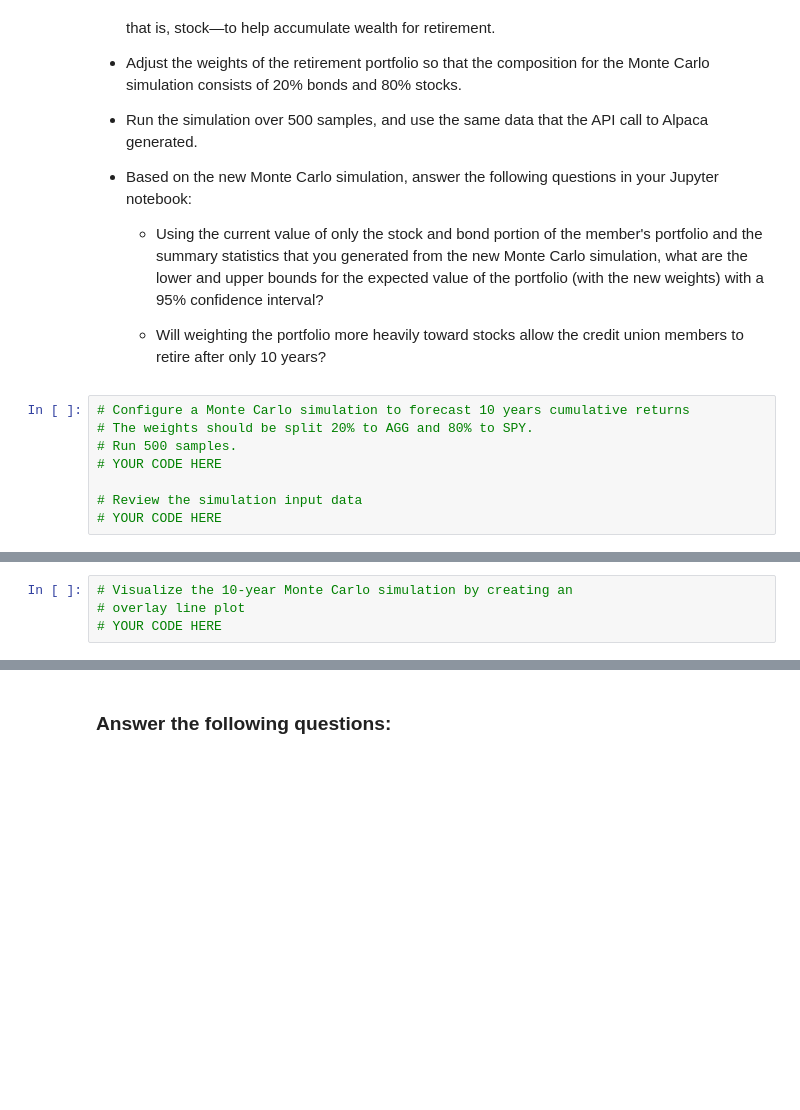
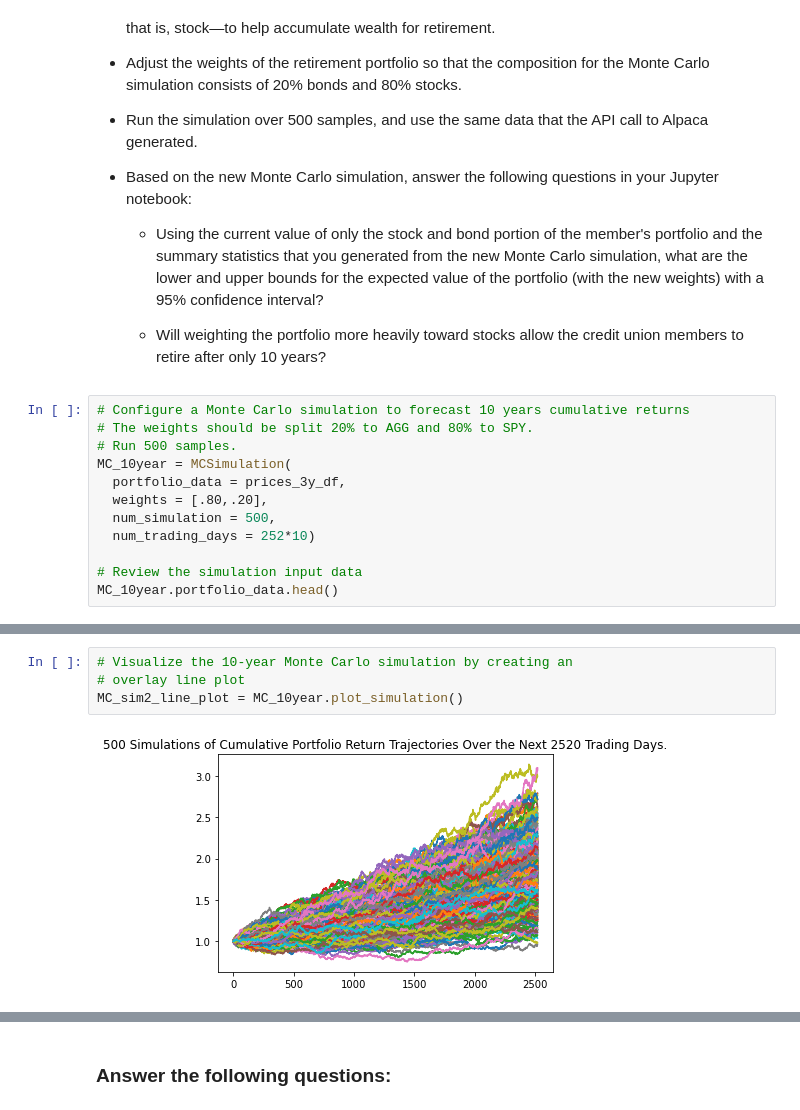
Before and after one commit to Aranda80/finan_plan_simulations, a Jupyter notebook: financial_planning_tools.ipynb, the cells around one changed output, grey strips where cells are left out. Cells and saved outputs as stored; diff of their text form; blank space fills up the shorter version.

```diff
--- a/financial_planning_tools.ipynb
+++ b/financial_planning_tools.ipynb
@@ -521,7 +586,11 @@ For this new Monte Carlo simulation, do the following:
 # Configure a Monte Carlo simulation to forecast 10 years cumulative returns
 # The weights should be split 20% to AGG and 80% to SPY.
 # Run 500 samples.
-# YOUR CODE HERE
+MC_10year = MCSimulation(
+  portfolio_data = prices_3y_df,
+  weights = [.80,.20],
+  num_simulation = 500,
+  num_trading_days = 252*10)
 
 # Review the simulation input data
-# YOUR CODE HERE
+MC_10year.portfolio_data.head()
@@ -531,7 +640,9 @@ For this new Monte Carlo simulation, do the following:
 # %%
 # Visualize the 10-year Monte Carlo simulation by creating an
 # overlay line plot
-# YOUR CODE HERE
+MC_sim2_line_plot = MC_10year.plot_simulation()
+# %% [output]
+[figure, added]
 # %%
 # Visualize the probability distribution of the 10-year Monte Carlo simulation
 # by plotting a histogram
```
Also changed, not shown: parts of 26 cells of this notebook.
